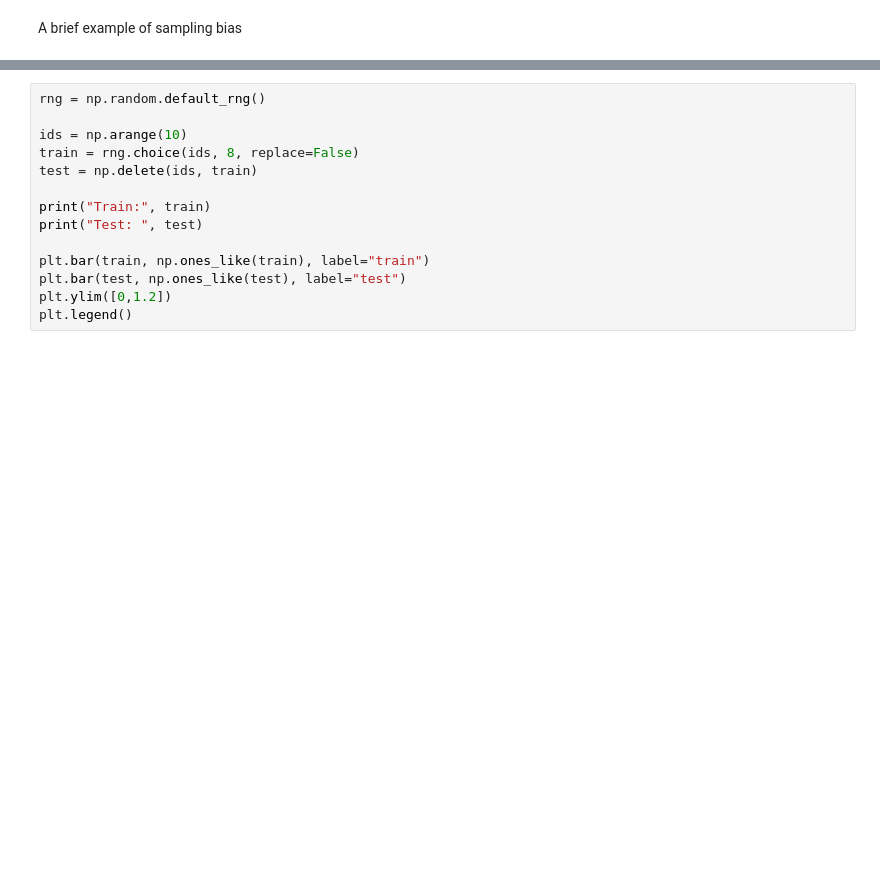
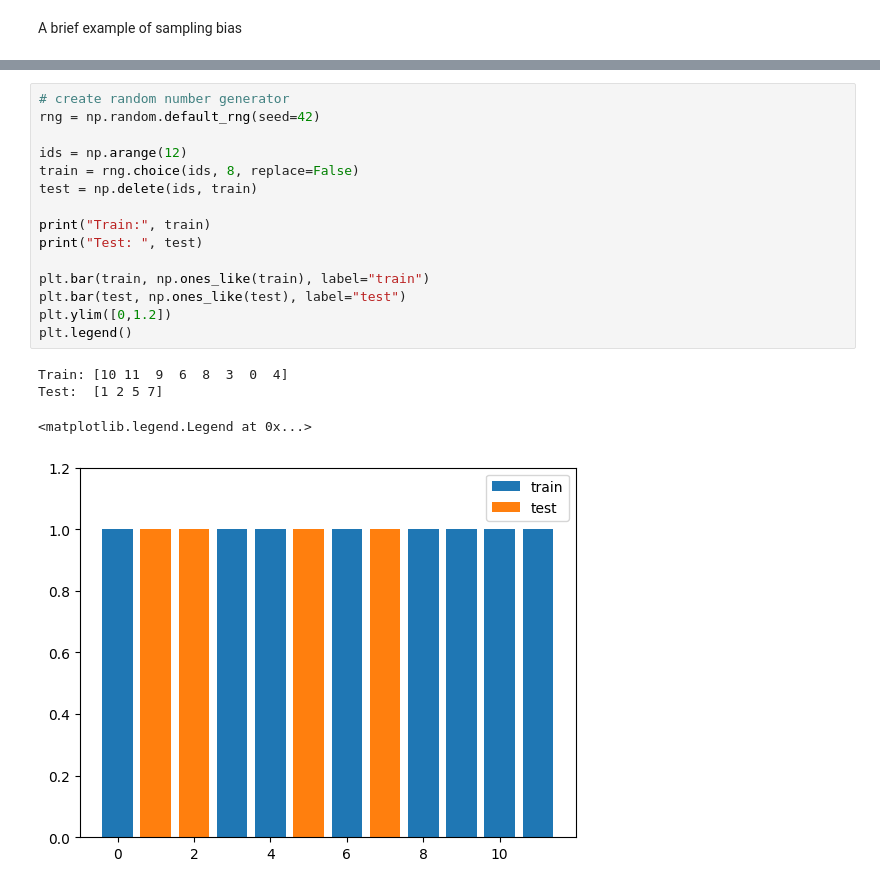
Before and after one commit to mru-data3464/w26, a Jupyter notebook: demo_code/03_eda/eda_demo.ipynb, the cells around one changed output, grey strips where cells are left out. Drawn from its saved outputs; the diff is of its cells as text; blank space fills up the shorter version.

```diff
--- a/demo_code/03_eda/eda_demo.ipynb
+++ b/demo_code/03_eda/eda_demo.ipynb
@@ -167,17 +263,23 @@ for n, b in zip(sample_sizes, prob_bias):
 # %%
-rng = np.random.default_rng()
+# create random number generator
+rng = np.random.default_rng(seed=42)
 
-ids = np.arange(10)
+ids = np.arange(12)
 train = rng.choice(ids, 8, replace=False)
 test = np.delete(ids, train)
 
 print("Train:", train)
 print("Test: ", test)
 
 plt.bar(train, np.ones_like(train), label="train")
 plt.bar(test, np.ones_like(test), label="test")
 plt.ylim([0,1.2])
 plt.legend()
+# %% [output]
+Train: [10 11  9  6  8  3  0  4]
+Test:  [1 2 5 7]
+<matplotlib.legend.Legend at 0x...>
+[figure, added]
 # %%
 # deterministic approach: hashing
 from zlib import crc32
```
Also changed, not shown: parts of 15 cells of this notebook, 2 other files.
